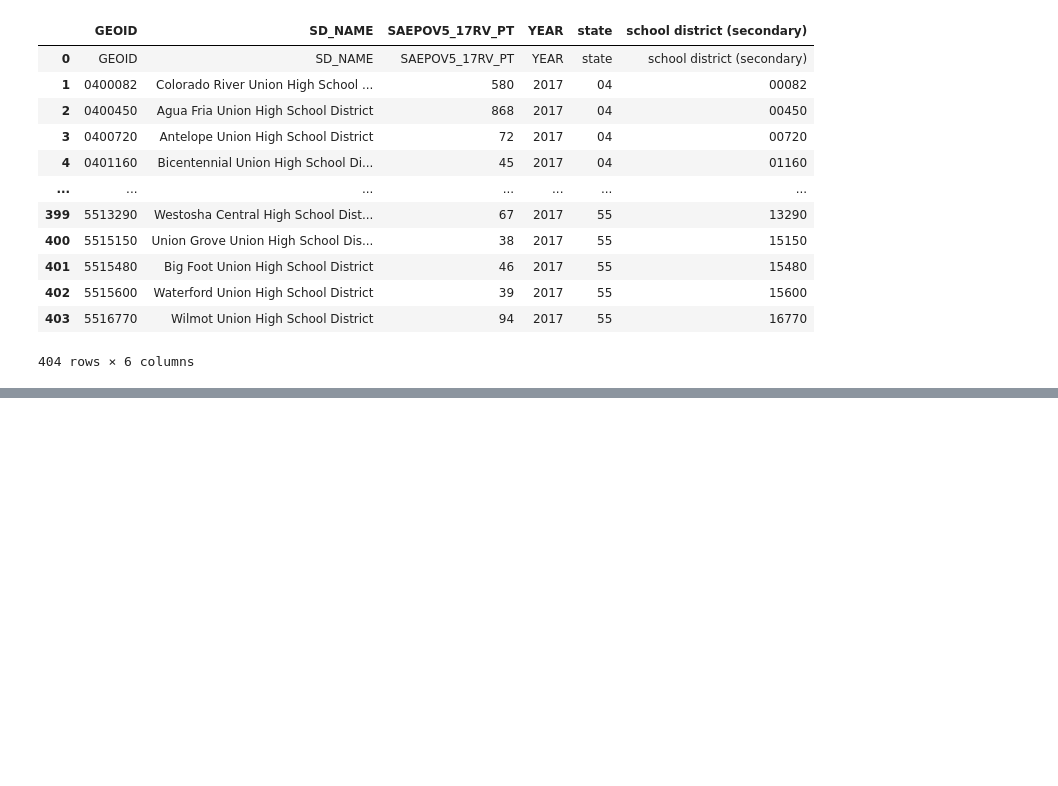
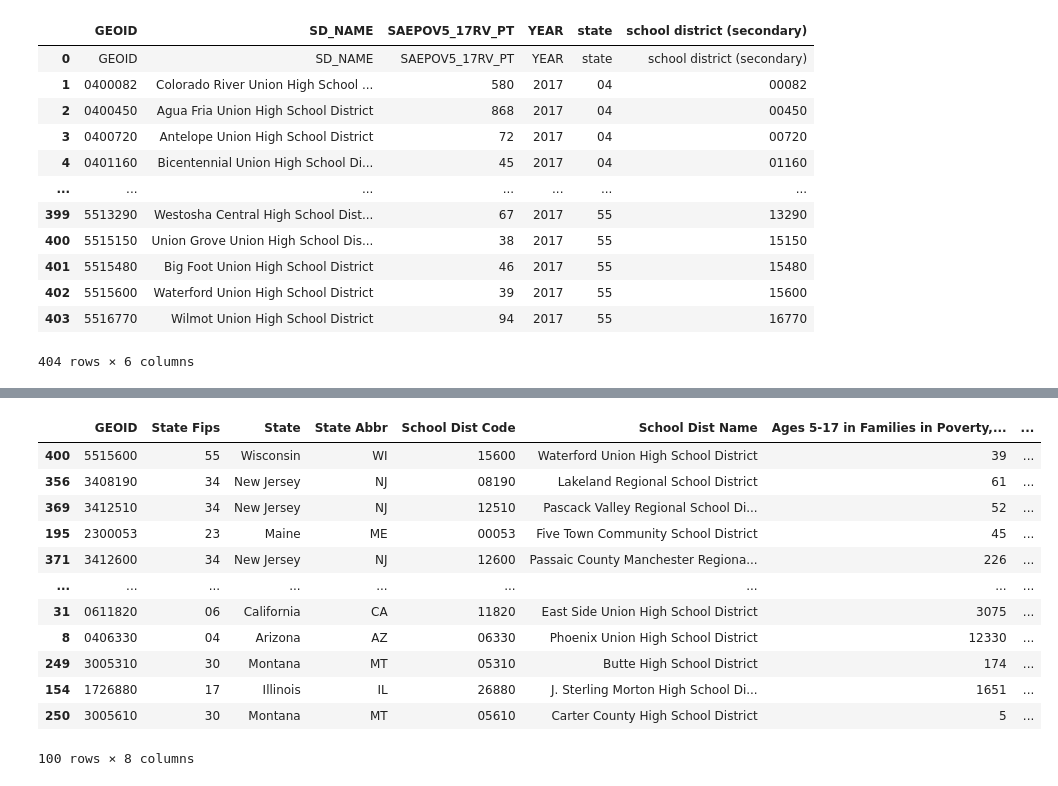
Before and after one commit to Peterg0205/Allen_Gunn_project-, a Jupyter notebook: Census_api.ipynb, the cells around one changed output, grey strips where cells are left out. Cells and saved outputs as stored; diff of their text form; code cells hidden in the pictures; blank space fills up the shorter version.

```diff
--- a/Census_api.ipynb
+++ b/Census_api.ipynb
@@ -170,0 +169,16 @@ pov_df.dropna(axis=0, how='any', thresh=None, subset=None, inplace=False)
+# %%
+pov_df.sample(100)
+# %% [output]
+|  | GEOID | State Fips | State | State Abbr | School Dist Code | School Dist Name | Ages 5-17 in Families in Poverty,... | ... |
+| 400 | 5515600 | 55 | Wisconsin | WI | 15600 | Waterford Union High School District | 39 | ... |
+| 356 | 3408190 | 34 | New Jersey | NJ | 08190 | Lakeland Regional School District | 61 | ... |
+| 369 | 3412510 | 34 | New Jersey | NJ | 12510 | Pascack Valley Regional School Di... | 52 | ... |
+| 195 | 2300053 | 23 | Maine | ME | 00053 | Five Town Community School District | 45 | ... |
+| 371 | 3412600 | 34 | New Jersey | NJ | 12600 | Passaic County Manchester Regiona... | 226 | ... |
+| ... | ... | ... | ... | ... | ... | ... | ... | ... |
+| 31 | 0611820 | 06 | California | CA | 11820 | East Side Union High School District | 3075 | ... |
+| 8 | 0406330 | 04 | Arizona | AZ | 06330 | Phoenix Union High School District | 12330 | ... |
+| 249 | 3005310 | 30 | Montana | MT | 05310 | Butte High School District | 174 | ... |
+| 154 | 1726880 | 17 | Illinois | IL | 26880 | J. Sterling Morton High School Di... | 1651 | ... |
+| 250 | 3005610 | 30 | Montana | MT | 05610 | Carter County High School District | 5 | ... |
+100 rows × 8 columns
```
Also changed, not shown: parts of 9 cells of this notebook, 1 other file.
